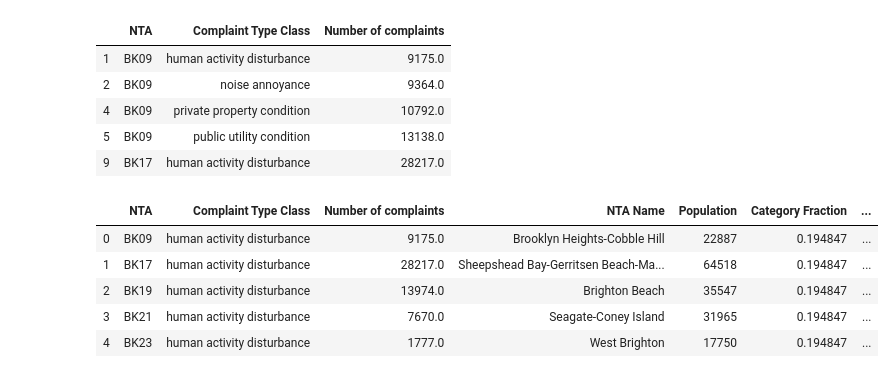
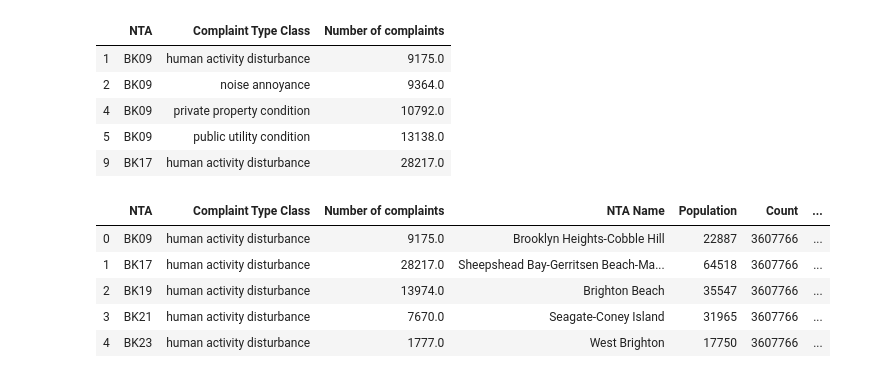
Before and after one commit to Battleman/Squada, a Jupyter notebook: ranking_ntas.ipynb, the cells around one changed output. Saved outputs shown, nothing was run; the diff lists cells and outputs as text; code cells hidden in the pictures.

```diff
--- a/ranking_ntas.ipynb
+++ b/ranking_ntas.ipynb
@@ -318,0 +396,6 @@ complaint_fraction
+# %%
+selected_classes = complaint_type_classes.index.tolist()[:4]
+complaint_type_classes = complaint_type_classes[selected_classes].reset_index() \
+                                                                 .rename(columns={"Created Date": "Count"})
+complaint_type_classes["Class complaints per 1k capita"] = 1000 * complaint_type_classes["Count"] / total_population
+complaint_type_classes.head()
@@ -334,14 +423,15 @@ nta_complaints_per_class.head()
 | 9 | BK17 | human activity disturbance | 28217.0 |
 # %%
 nta_complaints_per_class = nta_complaints_per_class.merge(nta_pop_df, left_on="NTA", right_index=True)
-nta_complaints_per_class = nta_complaints_per_class.merge(complaint_fraction, on="Complaint Type Class")
-nta_complaints_per_class["Normalized complaints per capita"] = nta_complaints_per_class["Number of complaints"] / (nta_complaints_per_class["Category Fraction"] * nta_complaints_per_class["Population"])
+nta_complaints_per_class = nta_complaints_per_class.merge(complaint_type_classes, on="Complaint Type Class")
+nta_complaints_per_class["NTA complaints per 1k capita"] = 1000 * nta_complaints_per_class["Number of complaints"] / nta_complaints_per_class["Population"]
+nta_complaints_per_class["Factor"] = nta_complaints_per_class["NTA complaints per 1k capita"] / nta_complaints_per_class["Class complaints per 1k capita"]
 nta_complaints_per_class.head()
 # %% [output]
-|  | NTA | Complaint Type Class | Number of complaints | NTA Name | Population | Category Fraction | ... |
-| 0 | BK09 | human activity disturbance | 9175.0 | Brooklyn Heights-Cobble Hill | 22887 | 0.194847 | ... |
-| 1 | BK17 | human activity disturbance | 28217.0 | Sheepshead Bay-Gerritsen Beach-Ma... | 64518 | 0.194847 | ... |
-| 2 | BK19 | human activity disturbance | 13974.0 | Brighton Beach | 35547 | 0.194847 | ... |
-| 3 | BK21 | human activity disturbance | 7670.0 | Seagate-Coney Island | 31965 | 0.194847 | ... |
-| 4 | BK23 | human activity disturbance | 1777.0 | West Brighton | 17750 | 0.194847 | ... |
+|  | NTA | Complaint Type Class | Number of complaints | NTA Name | Population | Count | ... |
+| 0 | BK09 | human activity disturbance | 9175.0 | Brooklyn Heights-Cobble Hill | 22887 | 3607766 | ... |
+| 1 | BK17 | human activity disturbance | 28217.0 | Sheepshead Bay-Gerritsen Beach-Ma... | 64518 | 3607766 | ... |
+| 2 | BK19 | human activity disturbance | 13974.0 | Brighton Beach | 35547 | 3607766 | ... |
+| 3 | BK21 | human activity disturbance | 7670.0 | Seagate-Coney Island | 31965 | 3607766 | ... |
+| 4 | BK23 | human activity disturbance | 1777.0 | West Brighton | 17750 | 3607766 | ... |
 # %%
```
Also changed, not shown: parts of 26 cells of this notebook, 1 other file.
